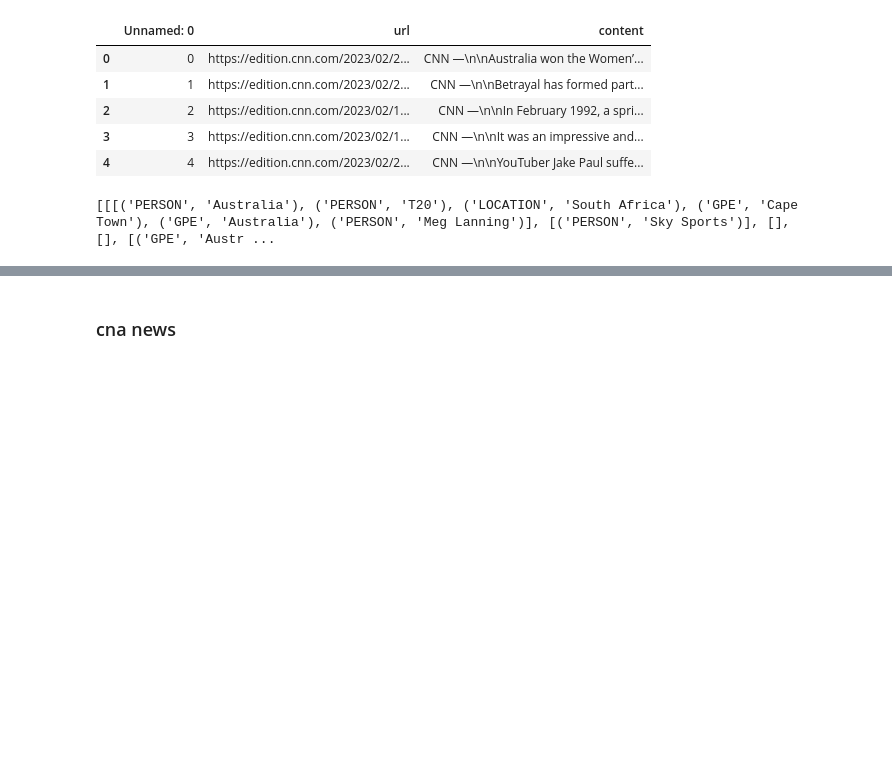
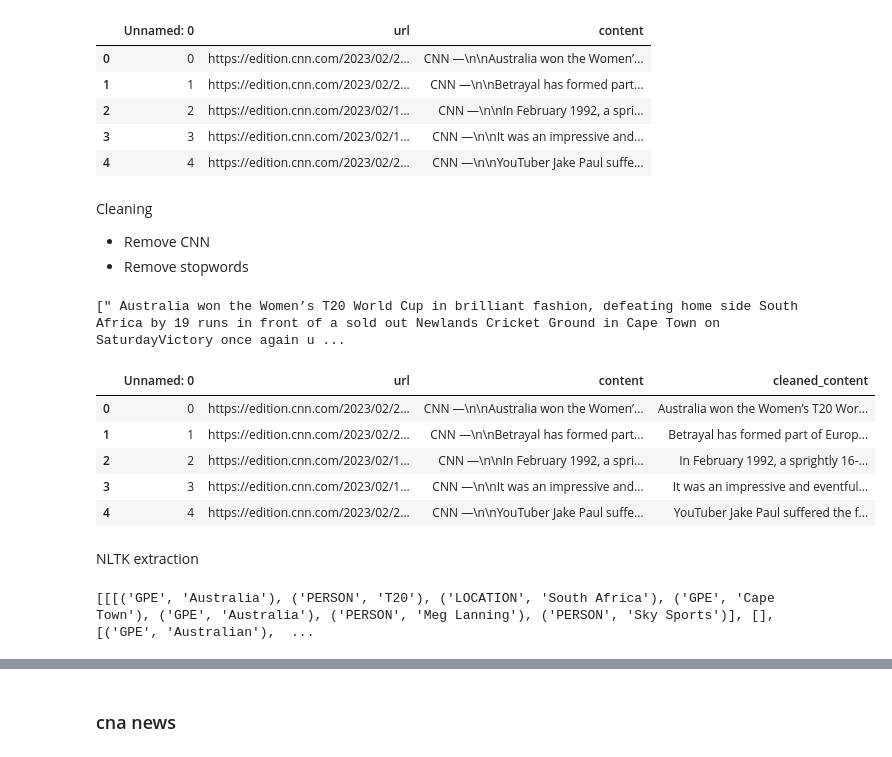
Before and after one commit to christine-kwan/News-Summarization, a Jupyter notebook: NER extraction.ipynb, the cells around one changed output, grey strips where cells are left out. Drawn from its saved outputs; the diff is of its cells as text; code cells hidden in the pictures; blank space fills up the shorter version.

```diff
--- a/NER extraction.ipynb
+++ b/NER extraction.ipynb
@@ -80,14 +130,36 @@ cnn.head()
 | 2 | 2 | https://edition.cnn.com/2023/02/1... | CNN —\n\nIn February 1992, a spri... |
 | 3 | 3 | https://edition.cnn.com/2023/02/1... | CNN —\n\nIt was an impressive and... |
 | 4 | 4 | https://edition.cnn.com/2023/02/2... | CNN —\n\nYouTuber Jake Paul suffe... |
+# %% [markdown]
+Cleaning
+- Remove CNN
+- Remove stopwords
+# %%
+cleaned = cleaning(cnn['content'])
+print(cleaned)
+# %% [output]
+[" Australia won the Women’s T20 World Cup in brilliant fashion, defeating home side South Africa by 19 runs in front of a sold out Newlands Cricket Ground in Cape Town on SaturdayVictory once again u ...
+# %%
+cnn['cleaned_content'] = cleaned
+
+cnn.head()
+# %% [output]
+|  | Unnamed: 0 | url | content | cleaned_content |
+| 0 | 0 | https://edition.cnn.com/2023/02/2... | CNN —\n\nAustralia won the Women’... | Australia won the Women’s T20 Wor... |
+| 1 | 1 | https://edition.cnn.com/2023/02/2... | CNN —\n\nBetrayal has formed part... | Betrayal has formed part of Europ... |
+| 2 | 2 | https://edition.cnn.com/2023/02/1... | CNN —\n\nIn February 1992, a spri... | In February 1992, a sprightly 16-... |
+| 3 | 3 | https://edition.cnn.com/2023/02/1... | CNN —\n\nIt was an impressive and... | It was an impressive and eventful... |
+| 4 | 4 | https://edition.cnn.com/2023/02/2... | CNN —\n\nYouTuber Jake Paul suffe... | YouTuber Jake Paul suffered the f... |
+# %% [markdown]
+NLTK extraction
 # %%
 cnn_content = []
 
-ner_info_extraction(cnn['content'],cnn_content)
+ner_info_extraction(cnn['cleaned_content'],cnn_content)
 
 print(cnn_content)
 # %% [output]
-[[[('PERSON', 'Australia'), ('PERSON', 'T20'), ('LOCATION', 'South Africa'), ('GPE', 'Cape Town'), ('GPE', 'Australia'), ('PERSON', 'Meg Lanning')], [('PERSON', 'Sky Sports')], [], [], [('GPE', 'Austr ...
+[[[('GPE', 'Australia'), ('PERSON', 'T20'), ('LOCATION', 'South Africa'), ('GPE', 'Cape Town'), ('GPE', 'Australia'), ('PERSON', 'Meg Lanning'), ('PERSON', 'Sky Sports')], [], [('GPE', 'Australian'),  ...
 # %%
 location_with_brac = []
 gpe_with_brac = []
```
Also changed, not shown: parts of 23 cells of this notebook, 2 other files.
